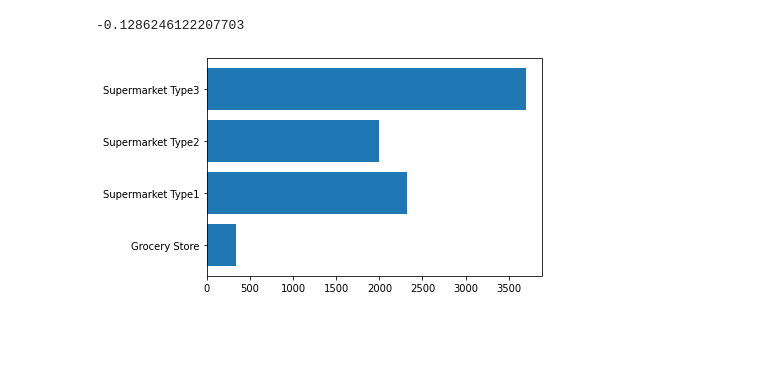
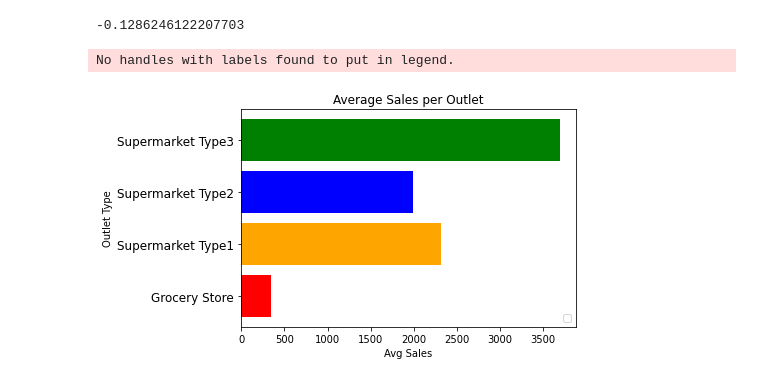
Before and after one commit to amrrahman1/Project-1---Part-1-2-and-3, a Jupyter notebook: Untitled12.ipynb, the cells around one changed output. Saved outputs shown, nothing was run; the diff lists cells and outputs as text; code cells hidden in the pictures; blank space fills up the shorter version.

```diff
--- a/Untitled12.ipynb
+++ b/Untitled12.ipynb
@@ -226,14 +226,22 @@ correlation
 # %% [output]
 -0.1286246122207703
 # %%
-# This Graph Shows that Supermarket Type3 has the most sales average.
+# This Graph Shows that Supermarket Type3 has the most sales average, so mangement can study all attributes related to this store success and replicate to other stores.
 sales_avg_store = sales_predictions.groupby('Outlet_Type')['Item_Outlet_Sales'].mean().reset_index(name='Avg Sales')
-plt.barh(sales_avg_store['Outlet_Type'],sales_avg_store['Avg Sales']),
+plt.barh(sales_avg_store['Outlet_Type'],sales_avg_store['Avg Sales'],color = ['red','orange','blue','green']),
+plt.legend(loc="lower right")
+plt.yticks(size =12)
+plt.yticks(size =12)
+plt.xlabel ('Avg Sales')
+plt.ylabel ('Outlet Type')
+plt.title ('Average Sales per Outlet')
+
 
 
 
 
 
 plt.show()
 # %% [output]
+No handles with labels found to put in legend.
-[figure, old version]
+[figure, new version]
```
Also changed, not shown: parts of 5 cells of this notebook.
